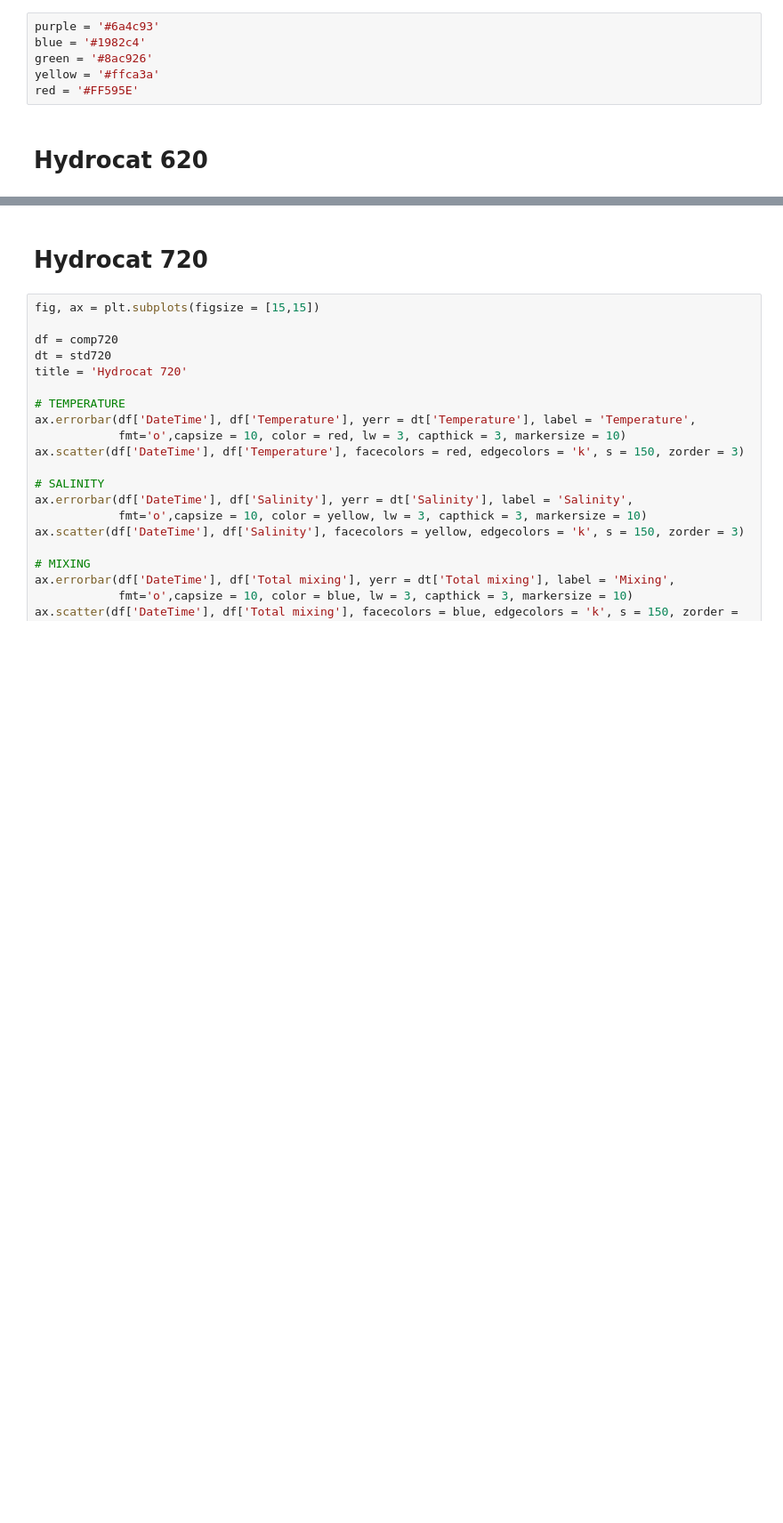
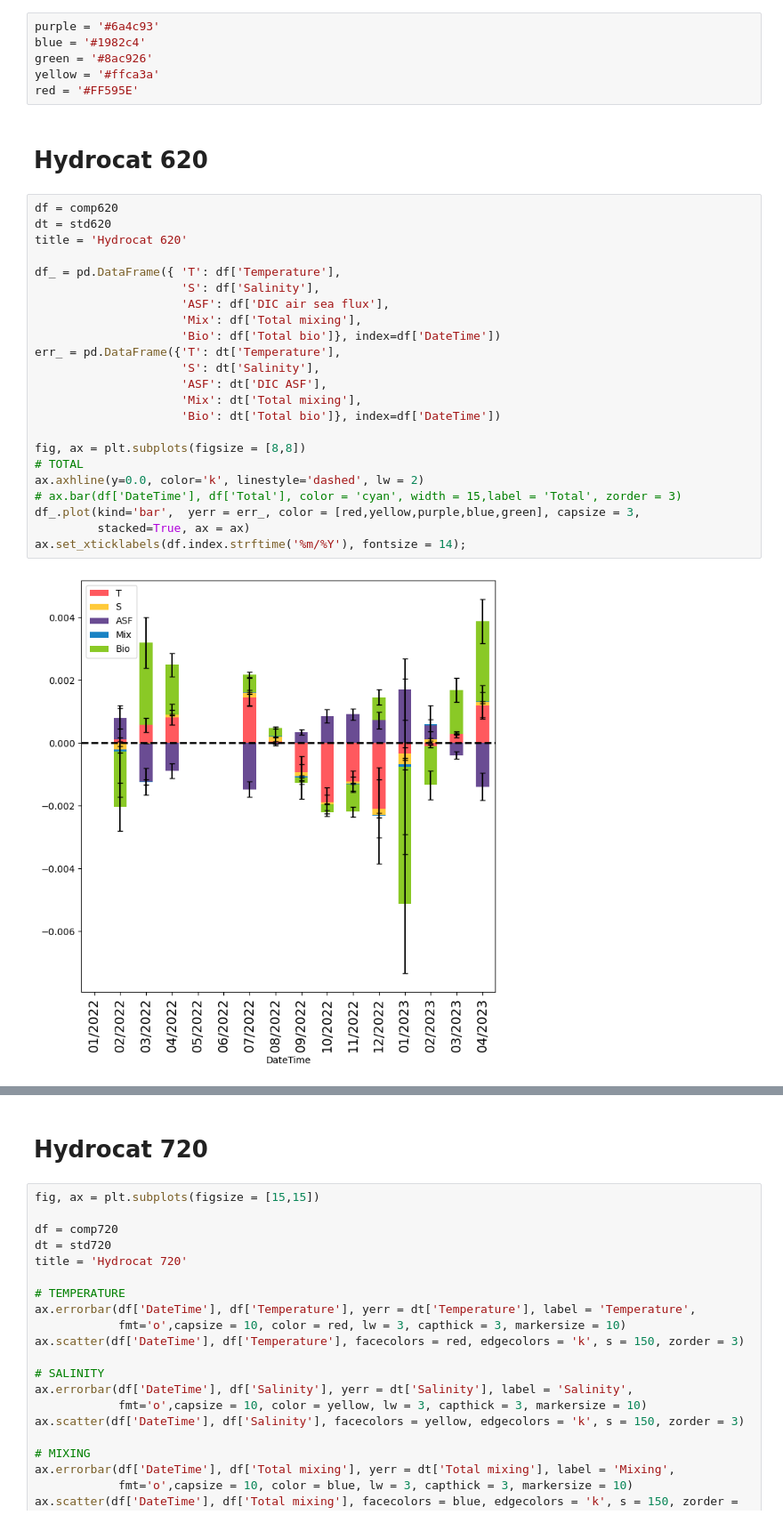
Before and after one commit to abby-baskind/phyto, a Jupyter notebook: decomposition/ALL_deco.ipynb, the cells around one changed output, grey strips where cells are left out. Shown at 89% size. Saved outputs shown, nothing was run; the diff lists cells and outputs as text; blank space fills up the shorter version.

```diff
--- a/decomposition/ALL_deco.ipynb
+++ b/decomposition/ALL_deco.ipynb
@@ -250,4 +250,29 @@ yellow = '#ffca3a'
 red = '#FF595E'
 # %% [markdown]
 # Hydrocat 620
+# %%
+df = comp620
+dt = std620
+title = 'Hydrocat 620'
+
+df_ = pd.DataFrame({ 'T': df['Temperature'],
+                     'S': df['Salinity'],
+                     'ASF': df['DIC air sea flux'],
+                     'Mix': df['Total mixing'],
+                     'Bio': df['Total bio']}, index=df['DateTime'])
+err_ = pd.DataFrame({'T': dt['Temperature'],
+                     'S': dt['Salinity'],
+                     'ASF': dt['DIC ASF'],
+                     'Mix': dt['Total mixing'],
+                     'Bio': dt['Total bio']}, index=df['DateTime'])
+
+fig, ax = plt.subplots(figsize = [8,8])
+# TOTAL
+ax.axhline(y=0.0, color='k', linestyle='dashed', lw = 2)
+# ax.bar(df['DateTime'], df['Total'], color = 'cyan', width = 15,label = 'Total', zorder = 3)
+df_.plot(kind='bar',  yerr = err_, color = [red,yellow,purple,blue,green], capsize = 3,
+         stacked=True, ax = ax)
+ax.set_xticklabels(df.index.strftime('%m/%Y'), fontsize = 14);
+# %% [output]
+[figure, added]
 # %%
```
Also changed, not shown: parts of 13 cells of this notebook, 3 other files.
